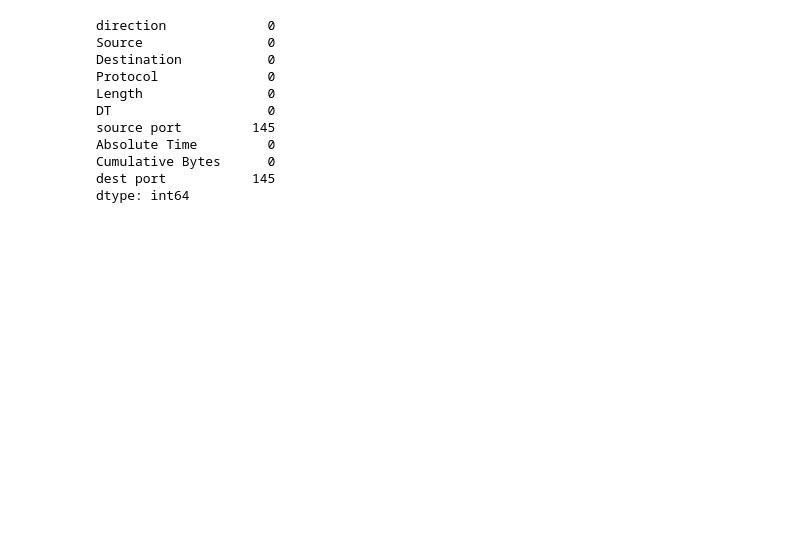
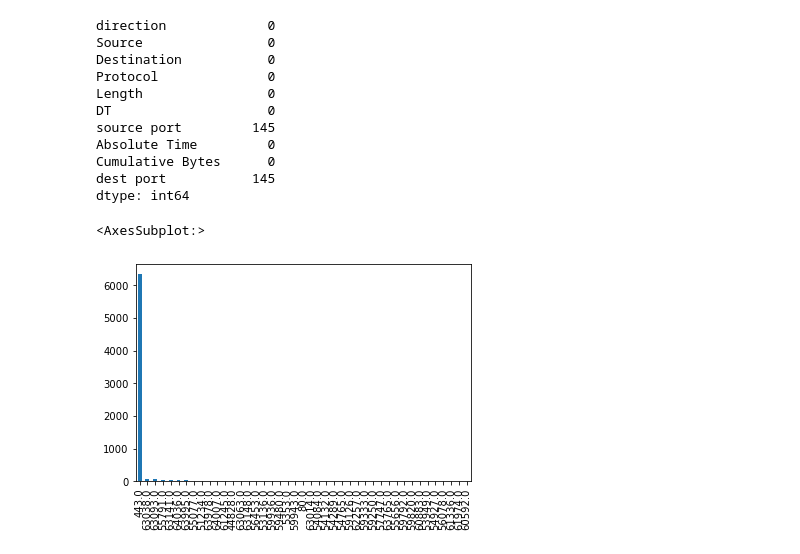
Before and after one commit to ghalibbajwa/Streaming-Detection-Using-Packet-Data, a Jupyter notebook: EDA-2.ipynb, the cells around one changed output. Saved outputs shown, nothing was run; the diff lists cells and outputs as text; code cells hidden in the pictures; blank space fills up the shorter version.

```diff
--- a/EDA-2.ipynb
+++ b/EDA-2.ipynb
@@ -87,10 +91,8 @@ for i in range(cc):
     leng_min.append(min(tempdf))
     leng_max.append(max(tempdf))
     sum_dt.append(tempdt)
-    if(max(tempport,key=tempport.count)==443):
-        port.append('stream')
-    else:
-        port.append('not stream')
+    port.append(max(tempport,key=tempport.count))
+
     inp.append(inps)
     out.append(outs)
     start=start+100
@@ -118,0 +118,5 @@ fig.show()
+# %%
+df['port'].value_counts().plot(kind='bar')
+# %% [output]
+<AxesSubplot:>
+[figure, added]
```
Also changed, not shown: parts of 11 cells of this notebook, 2 other files.
